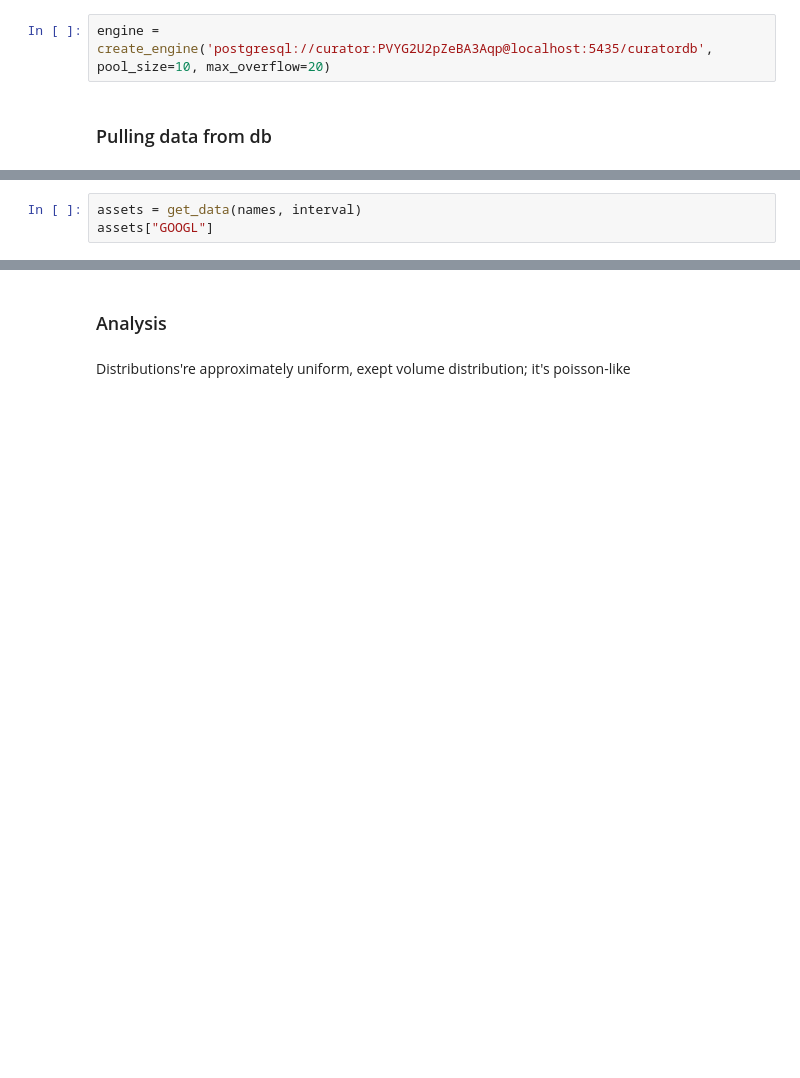
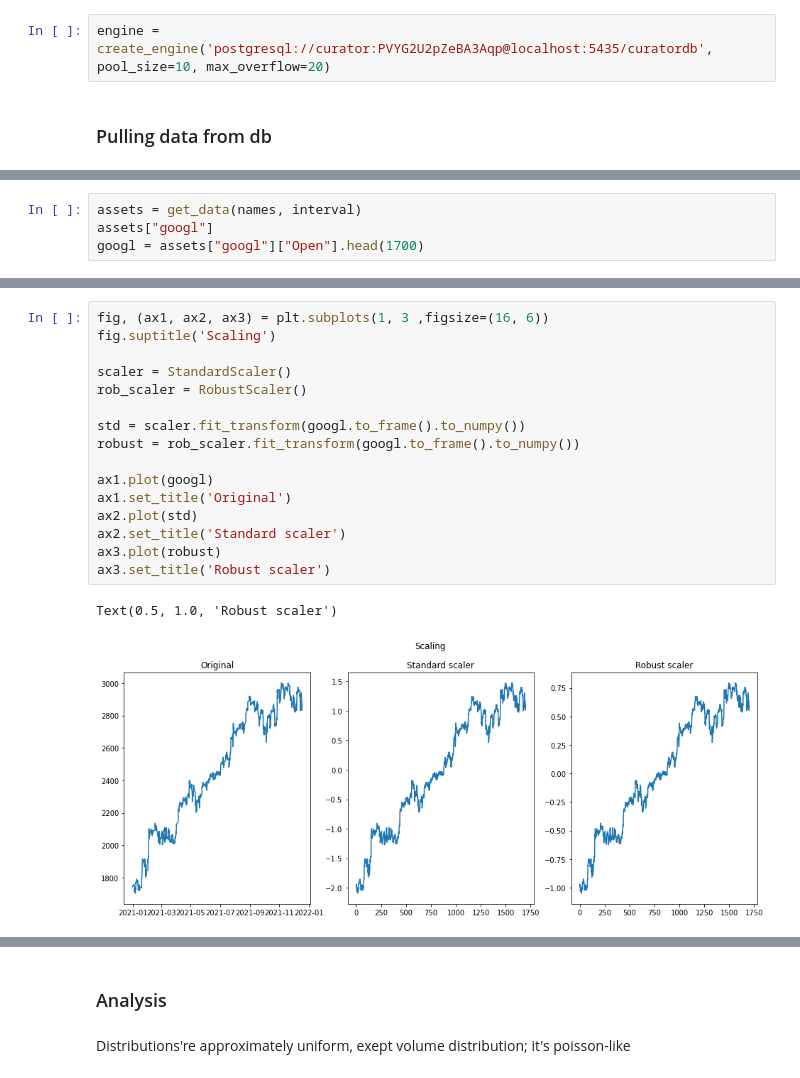
Before and after one commit to NickThe1/kbtu-data-visualization, a Jupyter notebook: probability-cone/python/reserch/market_analysis.ipynb, the cells around one changed output, grey strips where cells are left out. Saved outputs shown, nothing was run; the diff lists cells and outputs as text; blank space fills up the shorter version.

```diff
--- a/probability-cone/python/reserch/market_analysis.ipynb
+++ b/probability-cone/python/reserch/market_analysis.ipynb
@@ -28,4 +32,5 @@ def get_data(names, interval):
     return {name: asset for name, asset in zip(names, assets)}
 # %%
 assets = get_data(names, interval)
-assets["GOOGL"]
+assets["googl"]
+googl = assets["googl"]["Open"].head(1700)
@@ -46,0 +37,19 @@ assets["GOOGL"]
+# %%
+fig, (ax1, ax2, ax3) = plt.subplots(1, 3 ,figsize=(16, 6))
+fig.suptitle('Scaling')
+
+scaler = StandardScaler()
+rob_scaler = RobustScaler()
+
+std = scaler.fit_transform(googl.to_frame().to_numpy())
+robust = rob_scaler.fit_transform(googl.to_frame().to_numpy())
+
+ax1.plot(googl)
+ax1.set_title('Original')
+ax2.plot(std)
+ax2.set_title('Standard scaler')
+ax3.plot(robust)
+ax3.set_title('Robust scaler')
+# %% [output]
+Text(0.5, 1.0, 'Robust scaler')
+[figure, added]
```
Also changed, not shown: parts of 15 cells of this notebook, 6 other files.
